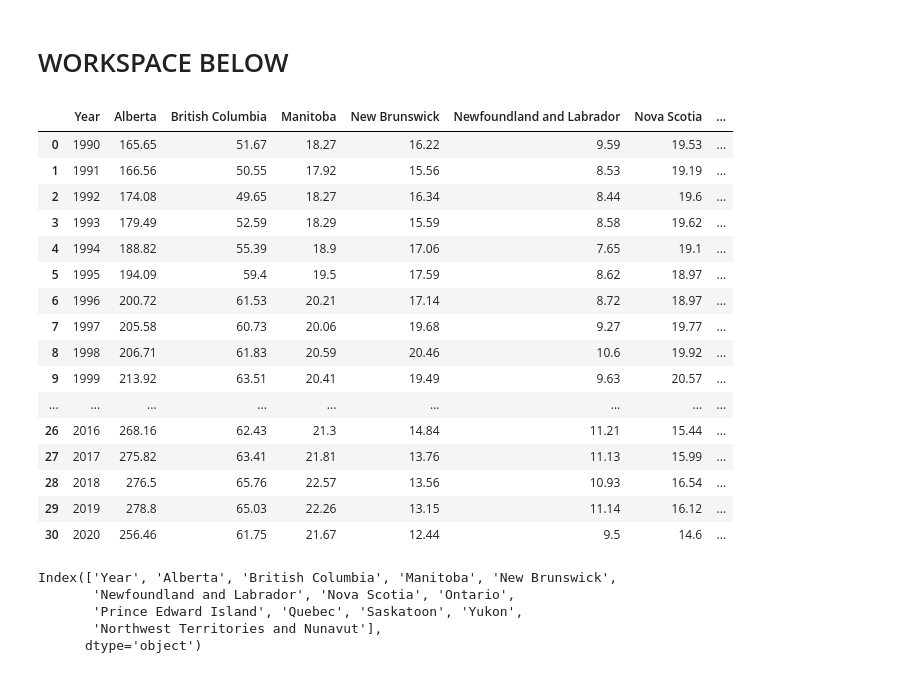
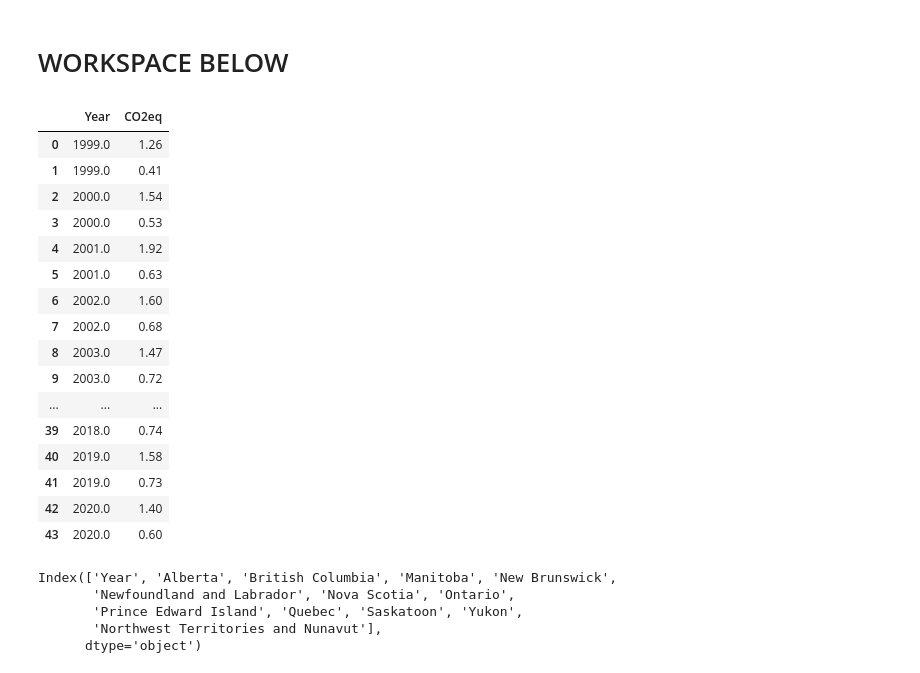
Before and after one commit to fabiomarcullo/Project_1_Climate_Action_Goals, a Jupyter notebook: Project_Sustainability_Data.ipynb, the cells around one changed output. Cells and saved outputs as stored; diff of their text form; code cells hidden in the pictures.

```diff
--- a/Project_Sustainability_Data.ipynb
+++ b/Project_Sustainability_Data.ipynb
@@ -368,6 +361,26 @@ plt.show()
 # %%
 emission_provterri_df = provices_result.loc[(provices_result['Source'] == 'Provincial Inventory Total') | (provices_result['Source'] == 'Territorial Inventory Total')]
 emission_provterri_df2 = emission_provterri_df.drop(columns = ['Index', 'Source', 'Unit']).reset_index(drop = True)
+# %%
+nwt_nv3
+# %% [output]
+|  | Year | CO2eq |
+| 0 | 1999.0 | 1.26 |
+| 1 | 1999.0 | 0.41 |
+| 2 | 2000.0 | 1.54 |
+| 3 | 2000.0 | 0.53 |
+| 4 | 2001.0 | 1.92 |
+| 5 | 2001.0 | 0.63 |
+| 6 | 2002.0 | 1.60 |
+| 7 | 2002.0 | 0.68 |
+| 8 | 2003.0 | 1.47 |
+| 9 | 2003.0 | 0.72 |
+| ... | ... | ... |
+| 39 | 2018.0 | 0.74 |
+| 40 | 2019.0 | 1.58 |
+| 41 | 2019.0 | 0.73 |
+| 42 | 2020.0 | 1.40 |
+| 43 | 2020.0 | 0.60 |
 # %%
 #isolating each province from original datasetcleaning provincial dataset, and adding northwest territoties and nunavut together to match original dataset's format
 ab_ghg = emission_provterri_df2.loc[emission_provterri_df2['Region'] == 'Alberta']
@@ -389,9 +402,9 @@ nwt_nv2 = nwt_nv1.drop(columns={'Region'}).reset_index(drop = True)
 nwt_nv3 = nwt_nv2.astype(float)
 sum_ghg_nwt_nv = nwt_nv3.groupby('Year').sum()
 nwt_nun_ghg = sum_ghg_nwt_nv['CO2eq']
-nwt_nun_yr = exper2_nwt_nv['Year'].unique()
-nwt_nun_list = {'Year' : nwt_nv_yr, 'CO2eq' : nwt_nv_ghg}
-nwt_nun_df = pd.DataFrame(data=nwt_nv_list).reset_index(drop=True)
+nwt_nun_yr = nwt_nv3['Year'].unique()
+nwt_nun_list = {'Year' : nwt_nun_yr, 'CO2eq' : nwt_nun_ghg}
+nwt_nun_df = pd.DataFrame(data=nwt_nun_list).reset_index(drop=True)
 nwtnvt_df = pd.concat([nwtnvt_2, nwt_nun_df]).reset_index(drop=True)
 
 #further cleaning provincial dataset
@@ -434,24 +447,6 @@ prvterghg10 = prvterghg9.merge(yuk_ghg_fin, on = 'Year', how = 'left')
 prv_ter_ghg = prvterghg10.merge(nwt_nvt_ghg_fin, on = 'Year', how = 'left')
 
 #plotting
-# %% [output]
-|  | Year | Alberta | British Columbia | Manitoba | New Brunswick | Newfoundland and Labrador | Nova Scotia | ... |
-| 0 | 1990 | 165.65 | 51.67 | 18.27 | 16.22 | 9.59 | 19.53 | ... |
-| 1 | 1991 | 166.56 | 50.55 | 17.92 | 15.56 | 8.53 | 19.19 | ... |
-| 2 | 1992 | 174.08 | 49.65 | 18.27 | 16.34 | 8.44 | 19.6 | ... |
-| 3 | 1993 | 179.49 | 52.59 | 18.29 | 15.59 | 8.58 | 19.62 | ... |
-| 4 | 1994 | 188.82 | 55.39 | 18.9 | 17.06 | 7.65 | 19.1 | ... |
-| 5 | 1995 | 194.09 | 59.4 | 19.5 | 17.59 | 8.62 | 18.97 | ... |
-| 6 | 1996 | 200.72 | 61.53 | 20.21 | 17.14 | 8.72 | 18.97 | ... |
-| 7 | 1997 | 205.58 | 60.73 | 20.06 | 19.68 | 9.27 | 19.77 | ... |
-| 8 | 1998 | 206.71 | 61.83 | 20.59 | 20.46 | 10.6 | 19.92 | ... |
-| 9 | 1999 | 213.92 | 63.51 | 20.41 | 19.49 | 9.63 | 20.57 | ... |
-| ... | ... | ... | ... | ... | ... | ... | ... | ... |
-| 26 | 2016 | 268.16 | 62.43 | 21.3 | 14.84 | 11.21 | 15.44 | ... |
-| 27 | 2017 | 275.82 | 63.41 | 21.81 | 13.76 | 11.13 | 15.99 | ... |
-| 28 | 2018 | 276.5 | 65.76 | 22.57 | 13.56 | 10.93 | 16.54 | ... |
-| 29 | 2019 | 278.8 | 65.03 | 22.26 | 13.15 | 11.14 | 16.12 | ... |
-| 30 | 2020 | 256.46 | 61.75 | 21.67 | 12.44 | 9.5 | 14.6 | ... |
 # %%
 #plotting
 # %%
```
Also changed, not shown: parts of 3 cells of this notebook.
